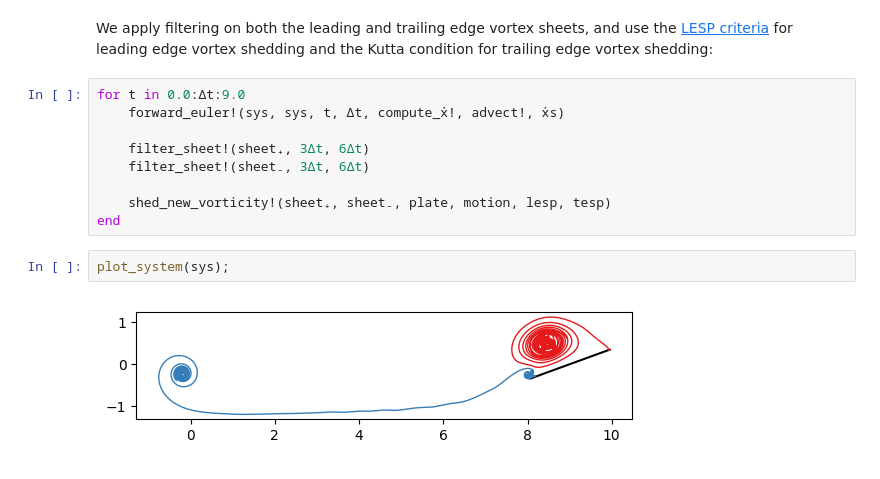
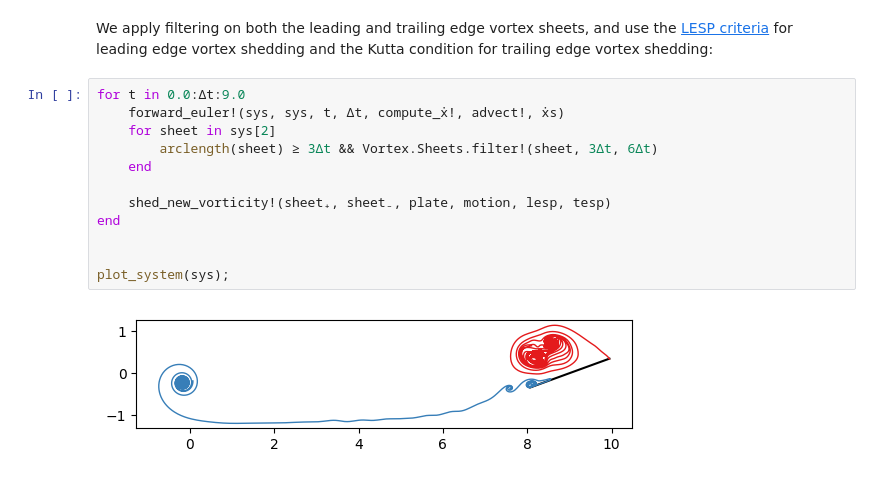
Before and after one commit to darwindarak/PotentialFlow.jl, a Jupyter notebook: examples/Translating Plate - 20°.ipynb, the cells around one changed output. Drawn from its saved outputs; the diff is of its cells as text.

Commit message:
docs: update notebooks with sheet filtering change

```diff
--- a/examples/Translating Plate - 20°.ipynb
+++ b/examples/Translating Plate - 20°.ipynb
@@ -103,13 +90,14 @@ We apply filtering on both the leading and trailing edge vortex sheets, and use
 # %%
 for t in 0.0:Δt:9.0
     forward_euler!(sys, sys, t, Δt, compute_ẋ!, advect!, ẋs)
-
-    filter_sheet!(sheet₊, 3Δt, 6Δt)
-    filter_sheet!(sheet₋, 3Δt, 6Δt)
+    for sheet in sys[2]
+        arclength(sheet) ≥ 3Δt && Vortex.Sheets.filter!(sheet, 3Δt, 6Δt)
+    end
 
     shed_new_vorticity!(sheet₊, sheet₋, plate, motion, lesp, tesp)
 end
+
+
+plot_system(sys);
+# %% [output]
+[figure, added]
-# %%
-plot_system(sys);
-# %% [output]
-[figure, removed]
```
Also changed, not shown: parts of 4 cells of this notebook, 2 other files.
